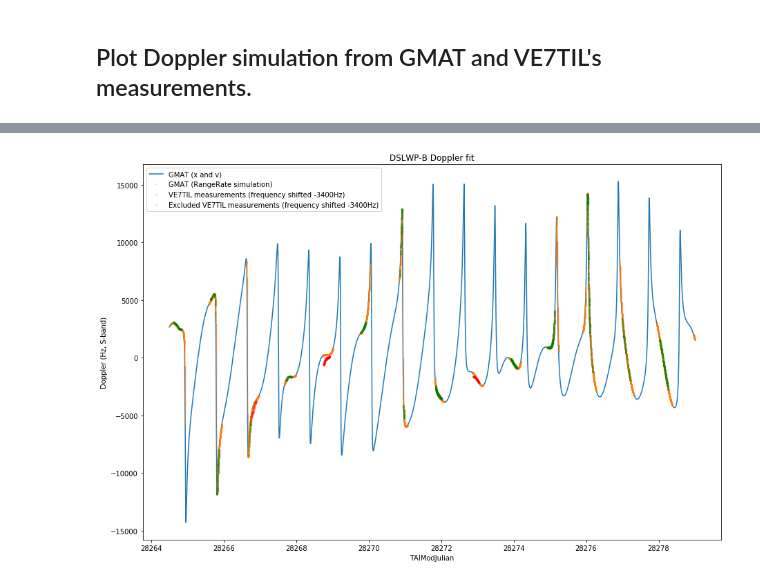
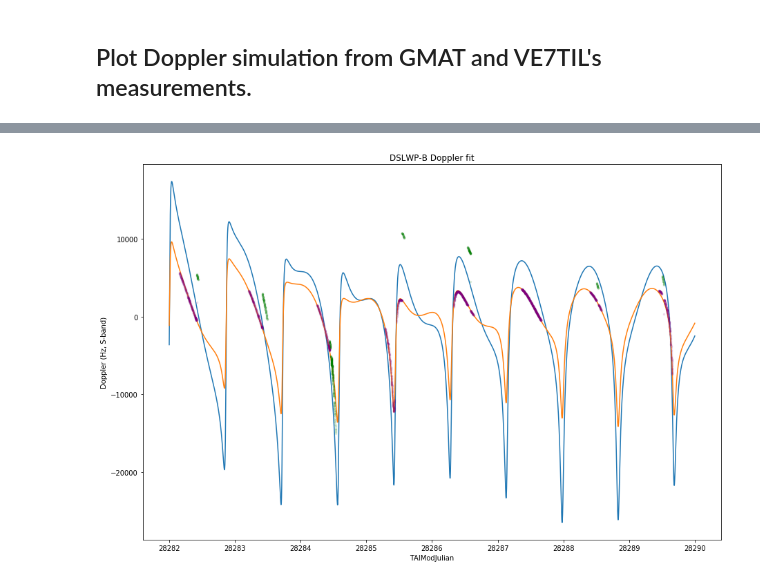
Before and after one commit to daniestevez/jupyter_notebooks, a Jupyter notebook: dslwp/DSLWP-B Doppler analysis.ipynb, the cells around one changed output, grey strips where cells are left out. Cells and saved outputs as stored; diff of their text form; code cells hidden in the pictures.

Commit message:
Updated orbit determination for DSLWP-B

```diff
--- a/dslwp/DSLWP-B Doppler analysis.ipynb
+++ b/dslwp/DSLWP-B Doppler analysis.ipynb
@@ -67,16 +73,28 @@ report = load_report('VE7TIL.txt')
 # %% [markdown]
 Load Doppler data by VE7TIL, select some points to exclude because they do not give a good match, and write the Doppler information in GMAT's format.
 # %%
-doppler = load_ve7til_doppler('ve7til_doppler/all.dat')
-exclude = ((doppler[:,0] > 28268.5) & (doppler[:,0] < 28269.2)) | ((doppler[:,0] > 28266.75) & (doppler[:,0] < 28267.5)) \
-    | ((doppler[:,0] > 28272.5) & (doppler[:,0] < 28273.6))
+doppler = load_ve7til_doppler('ve7til_doppler/dslwpb_lunarday1.dat')
+ground_lock = ((doppler[:,0] > 28285.543) & (doppler[:,0] < 28286)) | ((doppler[:,0] > 28286.5417) & (doppler[:,0] < 28286.585)) | ((doppler[:,0] > 28282.4175) & (doppler[:,0] < 28283)) | ((doppler[:,0] > 28283.4165) & (doppler[:,0] < 28284)) | ((doppler[:,0] > 28284.44) & (doppler[:,0] < 28285)) \
+    | ((doppler[:,0] > 28288.5) & (doppler[:,0] < 28288.53)) | ((doppler[:,0] > 28289.502) & (doppler[:,0] < 28289.5315))
+exclude = ground_lock | ((doppler[:,0] > 28268.5) & (doppler[:,0] < 28269.2)) | ((doppler[:,0] > 28266.75) & (doppler[:,0] < 28267.5)) \
+    | ((doppler[:,0] > 28272.5) & (doppler[:,0] < 28273.6)) | ((doppler[:,0] > 28281.37) & (doppler[:,0] < 28281.6)) \
+    | ((doppler[:,0] > 28288.58) & (doppler[:,0] < 28289))
 write_doppler_gmd(doppler[~exclude,:], '/tmp/VE7TIL.gmd')
 # %% [markdown]
 Load simulated RangeRate information from GMAT (note that the GMAT script `dslwp_doppler.script` must have been run before this in estimation mode). Compute Doppler using the data from GMAT report.
 # %%
 gmat_doppler = load_rangerate(GMAT_PATH + 'output/DSLWP_Doppler.gmd')
+#gs_gmat_doppler = load_twoway(GMAT_PATH + 'output/TwoWay_Doppler.gmd')
 
-dslwp_rangerate = np.sum(report[:,dslwp_v:dslwp_v+3] * report[:,dslwp_x:dslwp_x+3], axis=1) / np.sqrt(np.sum(report[:,dslwp_x:dslwp_x+3]**2, axis=1))
-luna_rangerate = np.sum(report[:,luna_v:luna_v+3] * report[:,luna_x:luna_x+3], axis=1) / np.sqrt(np.sum(report[:,luna_x:luna_x+3]**2, axis=1))
+def rangerate(rep):
+    return np.sum(rep[:,dslwp_v:dslwp_v+3] * rep[:,dslwp_x:dslwp_x+3], axis=1) / np.sqrt(np.sum(rep[:,dslwp_x:dslwp_x+3]**2, axis=1))
+
+dslwp_rangerate = rangerate(report)
+old_rangerate = rangerate(report_old)
+gs_rangerate = rangerate(report_gs)
+# %%
+f_up = 2095.1e6
+f_down = f_up * 240 / 221
+two_way_doppler = -dslwp_rangerate * 1e3 / c * f_down - gs_rangerate * 1e3 / c * f_up
 # %% [markdown]
 ## Plot Doppler simulation from GMAT and VE7TIL's measurements.
@@ -83,12 +130,20 @@ luna_rangerate = np.sum(report[:,luna_v:luna_v+3] * report[:,luna_x:luna_x+3], a
 # %%
-plt.figure(figsize = [15,10])
-plt.plot(report[:, tai], -dslwp_rangerate*1e3*freq/c)
-plt.plot(gmat_doppler[:,0], -0.5*gmat_doppler[:,1]*1e3*freq/c, '.', markersize=1, alpha=0.5)
-plt.plot(doppler[~exclude,0], doppler[~exclude,1]-freq+f_shift,'.', alpha=0.1, markersize=5, color='green')
-plt.plot(doppler[exclude,0], doppler[exclude,1]-freq+f_shift,'.', alpha=0.1, markersize=5, color='red')
+start = 28282
+#start = 28284
+end = 28290
+#end = 28285
+select = (doppler[:,0] > start) & (doppler[:,0] < end)
+report_select = (report[:,tai] > start) & (report[:,tai] < end)
+plt.figure(figsize = [15,10], facecolor='w')
+plt.plot(report[report_select, tai], two_way_doppler[report_select])
+plt.plot(report[report_select, tai], -dslwp_rangerate[report_select]*1e3*freq/c)
+#plt.plot(gmat_doppler[:,0], -0.5*gmat_doppler[:,1]*1e3*freq/c, '.', markersize=1, alpha=0.5)
+plt.plot(doppler[ground_lock & select,0], doppler[ground_lock & select,1]-f_down,'.', alpha=0.1, markersize=5, color='green')
+plt.plot(doppler[~exclude & select,0], doppler[~exclude & select,1]-freq+f_shift,'.', alpha=0.1, markersize=5, color='purple')
+#plt.plot(gs_gmat_doppler[:,0], -gs_gmat_doppler[:,1]-f_down,'.', color='blue', alpha=0.005, markersize=5)
 plt.title('DSLWP-B Doppler fit')
 plt.xlabel('TAIModJulian')
-plt.ylabel('Doppler (Hz, S-band)')
-plt.legend(['GMAT (x and v)', 'GMAT (RangeRate simulation)', 'VE7TIL measurements (frequency shifted {}Hz)'.format(f_shift), 'Excluded VE7TIL measurements (frequency shifted {}Hz)'.format(f_shift)]);
+plt.ylabel('Doppler (Hz, S-band)');
+#plt.legend(['GMAT (x and v)', 'GMAT (RangeRate simulation)', 'VE7TIL measurements (frequency shifted {}Hz)'.format(f_shift), 'Excluded VE7TIL measurements (frequency shifted {}Hz)'.format(f_shift)]);
 # %% [output]
-[figure, old version]
+[figure, new version]
```
Also changed, not shown: parts of 4 cells of this notebook, 2 other files.
